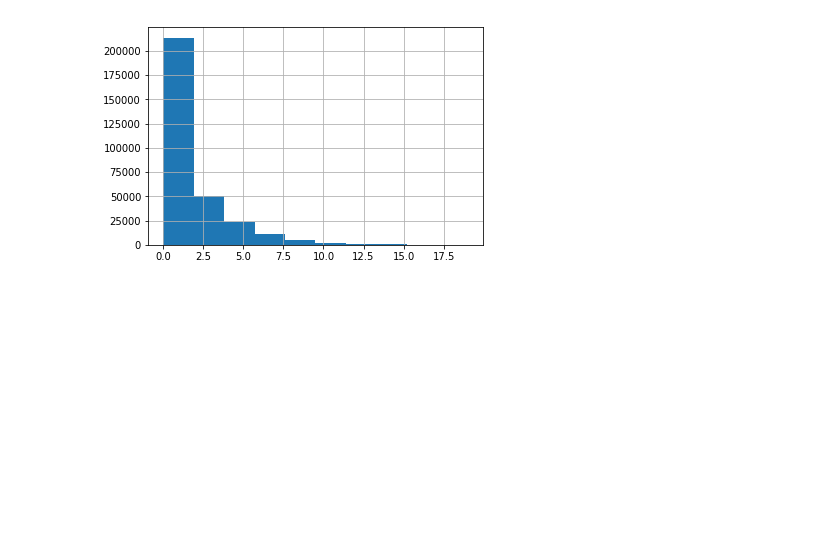
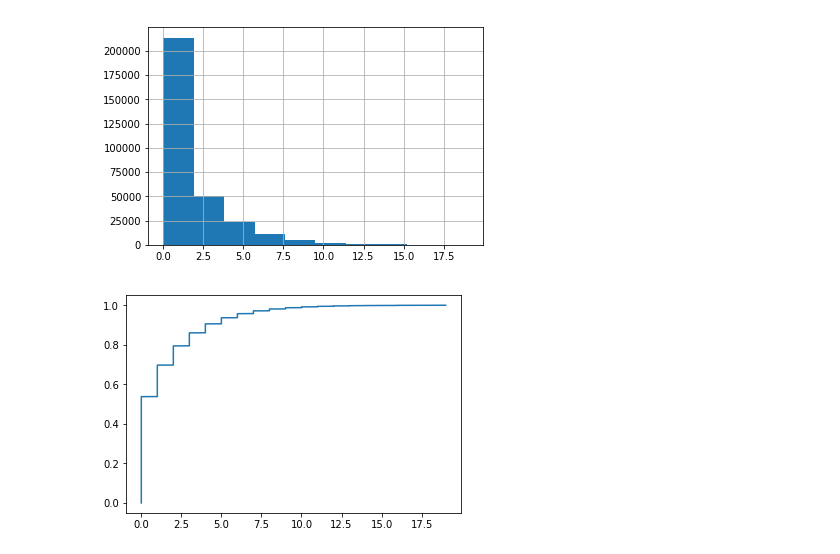
Before and after one commit to ZlinTsai/2nd-ML100Days, a Jupyter notebook: homework/Day_006_HW.ipynb, the cells around one changed output. Drawn from its saved outputs; the diff is of its cells as text; code cells hidden in the pictures; blank space fills up the shorter version.

```diff
--- a/homework/Day_006_HW.ipynb
+++ b/homework/Day_006_HW.ipynb
@@ -297,3 +298,10 @@ low_data.hist()
 plt.show()
 # %% [output]
 [figure]
+# %%
+x, y = ecdf(low_data)
+
+plt.plot(x, y)
+plt.show()
+# %% [output]
+[figure, added]
```
Also changed, not shown: parts of 1 cell of this notebook.
